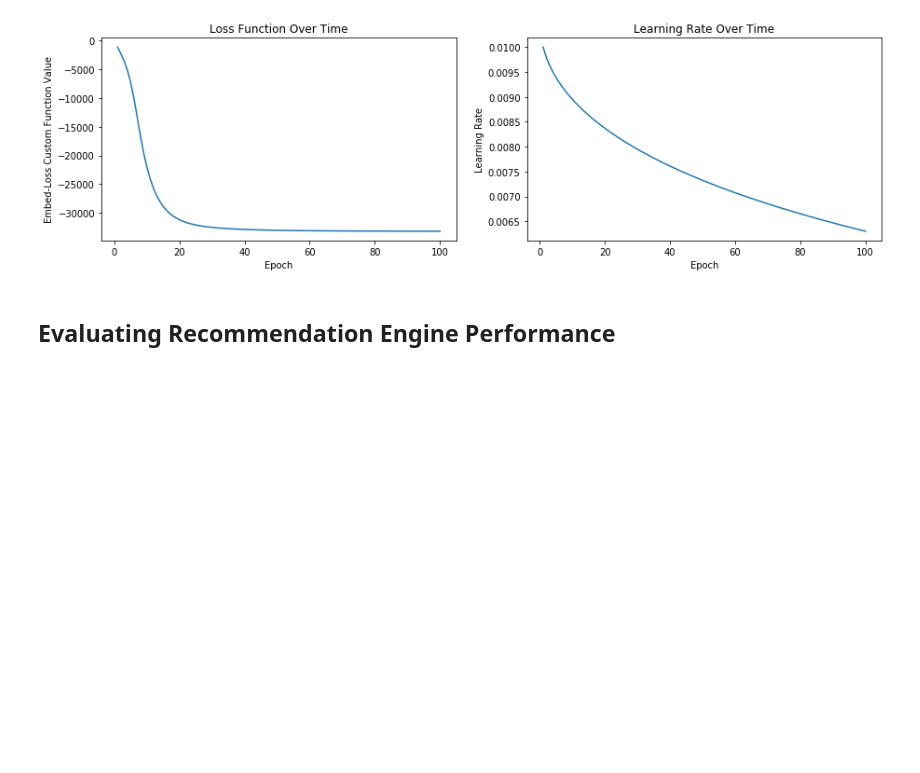
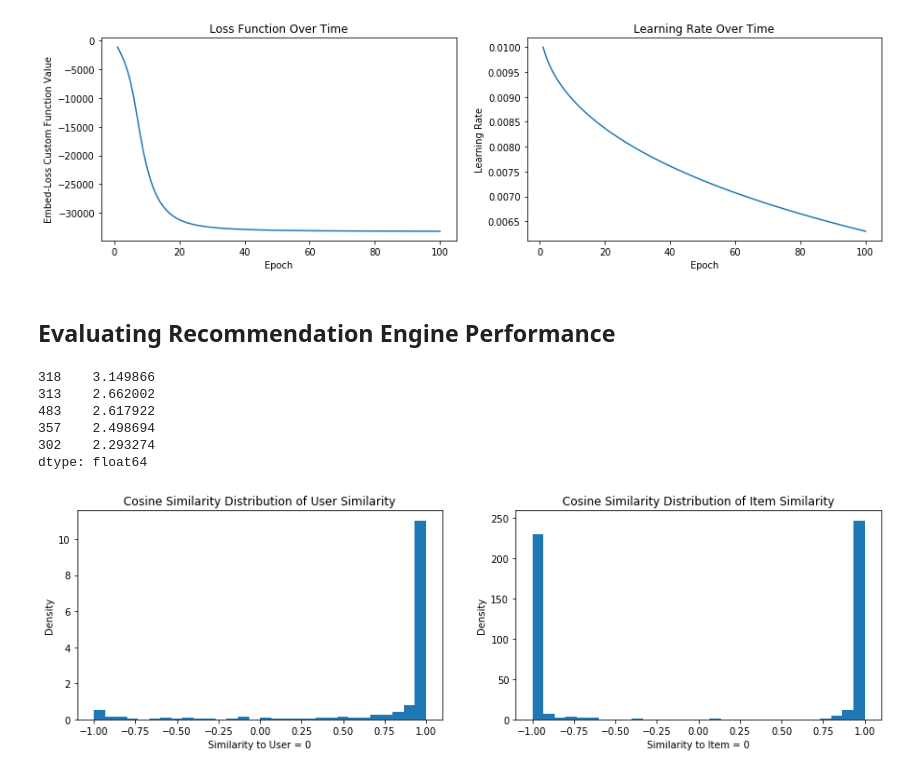
Before and after one commit to navyamehta/recommendation-engines, a Jupyter notebook: Matrix Factorization and Embeddings.ipynb, the cells around one changed output. Drawn from its saved outputs; the diff is of its cells as text; code cells hidden in the pictures; blank space fills up the shorter version.

```diff
--- a/Matrix Factorization and Embeddings.ipynb
+++ b/Matrix Factorization and Embeddings.ipynb
@@ -103,0 +110,26 @@ plt.show()
+# %%
+user_recommender(Usr, Itm, 0, 5, D)
+# %% [output]
+318    3.149866
+313    2.662002
+483    2.617922
+357    2.498694
+302    2.293274
+dtype: float64
+# %%
+#Evaluating Distributions of Cosine Similarity
+user, item = 0, 0
+plt.figure(figsize=(15,4))
+plt.subplot(1,2,1)
+plt.hist(np.matmul(Usr, Usr.T)[user], bins=30, density=True)
+plt.title("Cosine Similarity Distribution of User Similarity")
+plt.xlabel("Similarity to User = "+str(user))
+plt.ylabel("Density")
+plt.subplot(1,2,2)
+plt.hist(np.matmul(Itm, Itm.T)[item], bins=30)
+plt.title("Cosine Similarity Distribution of Item Similarity")
+plt.xlabel("Similarity to Item = "+str(item))
+plt.ylabel("Density")
+plt.show()
+# %% [output]
+[figure, added]
```
Also changed, not shown: parts of 2 cells of this notebook.
